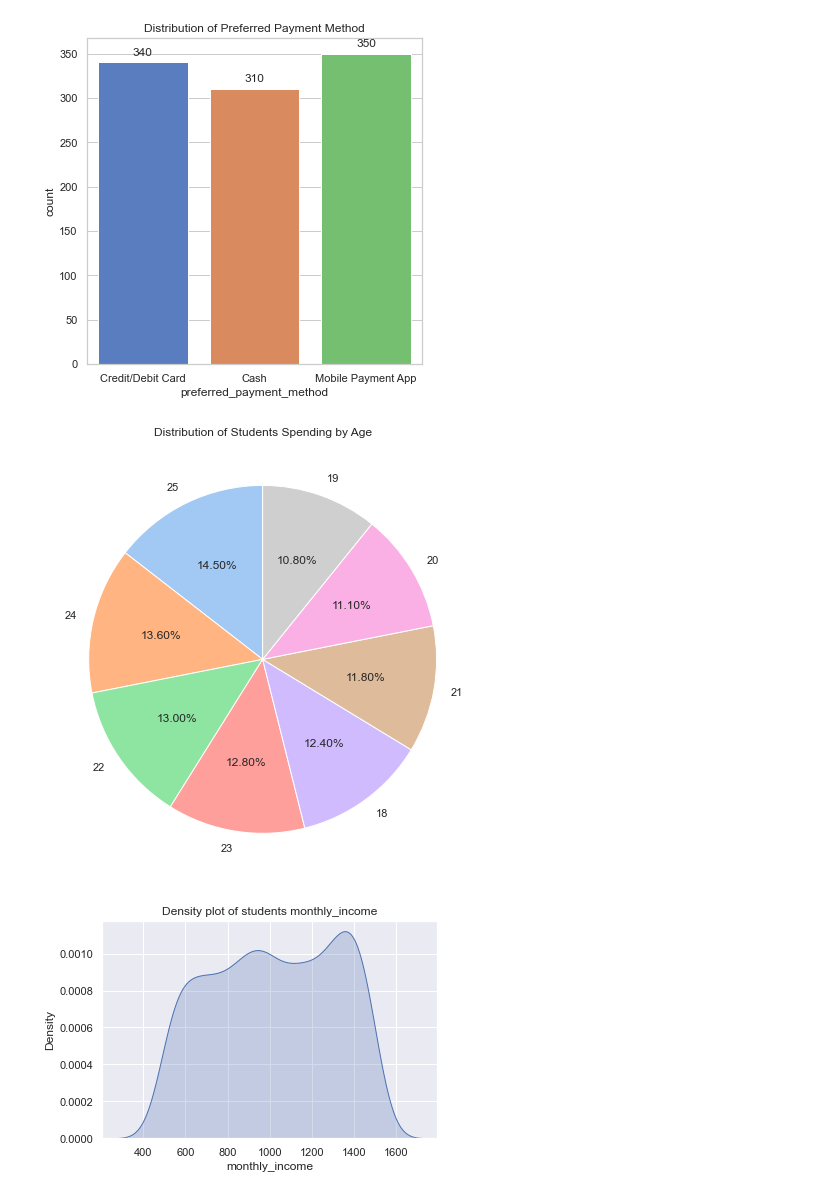
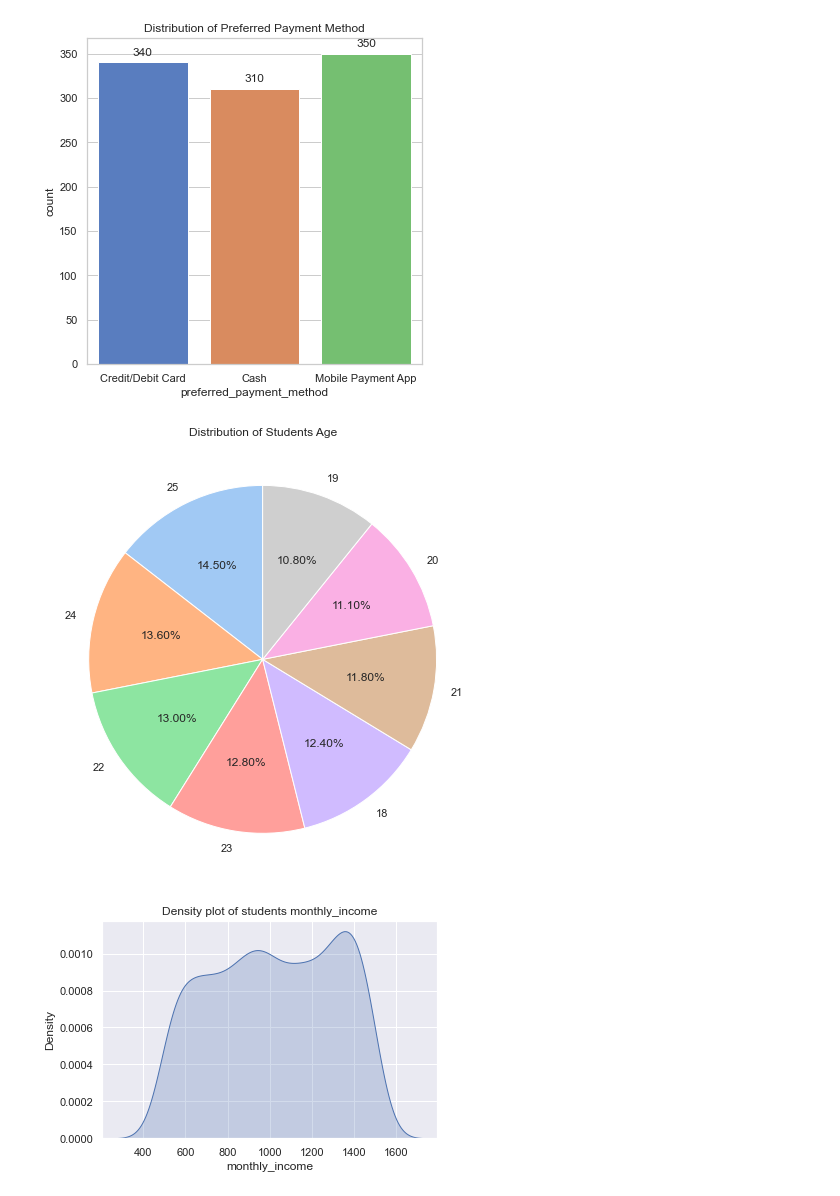
Before and after one commit to AmaraNwoko/Students-Monthly-Spending, a Jupyter notebook: Students_spending .ipynb, the cells around one changed output. Cells and saved outputs as stored; diff of their text form; code cells hidden in the pictures.

```diff
--- a/Students_spending .ipynb
+++ b/Students_spending .ipynb
@@ -164,17 +164,17 @@ plt.show()
 # %%
 sns.set(style="darkgrid")
 
 # Create a pie chart for 'technology'
 fig, ax = plt.subplots(figsize=(8, 8))
 ax.pie(df_new['age'].value_counts(), labels=df_new['age'].value_counts().index, autopct='%1.2f%%', colors=sns.color_palette('pastel'), startangle=90)
 
 # Set plot title
-ax.set_title('Distribution of Students Spending by Age')
+ax.set_title('Distribution of Students Age')
 
 # Display the plot
 plt.show()
 # %% [output]
-[figure, old version]
+[figure, new version]
 # %%
 #Using Kdeplot to provide insights into the distribution of students income.
 sns.kdeplot(df_new['monthly_income'], shade=True)
```
Also changed, not shown: parts of 1 cell of this notebook.
